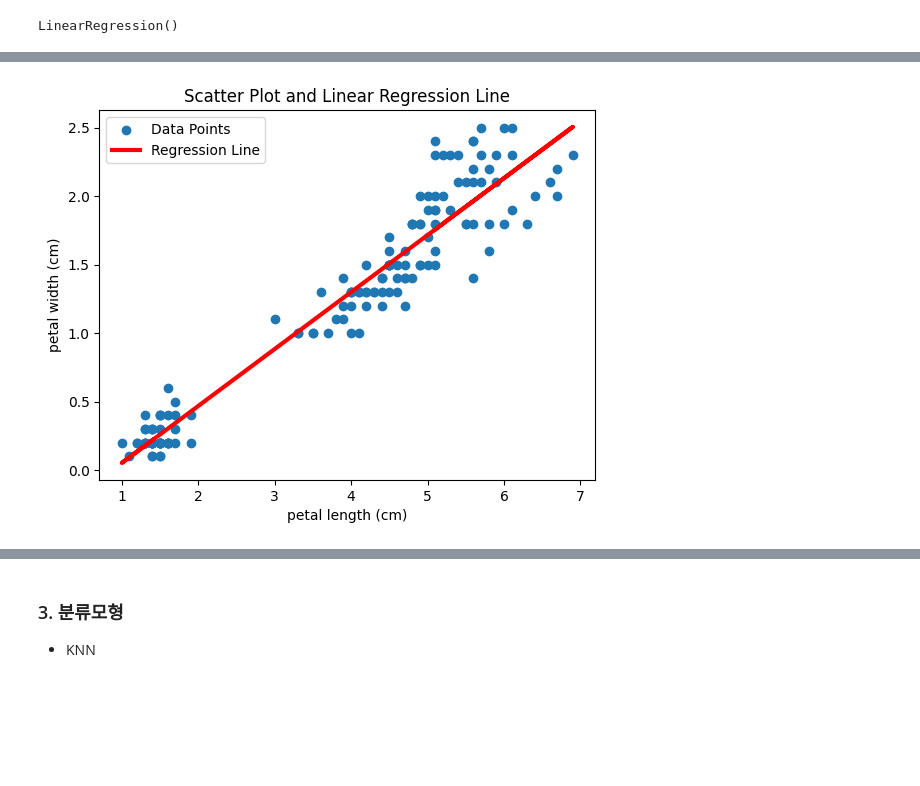
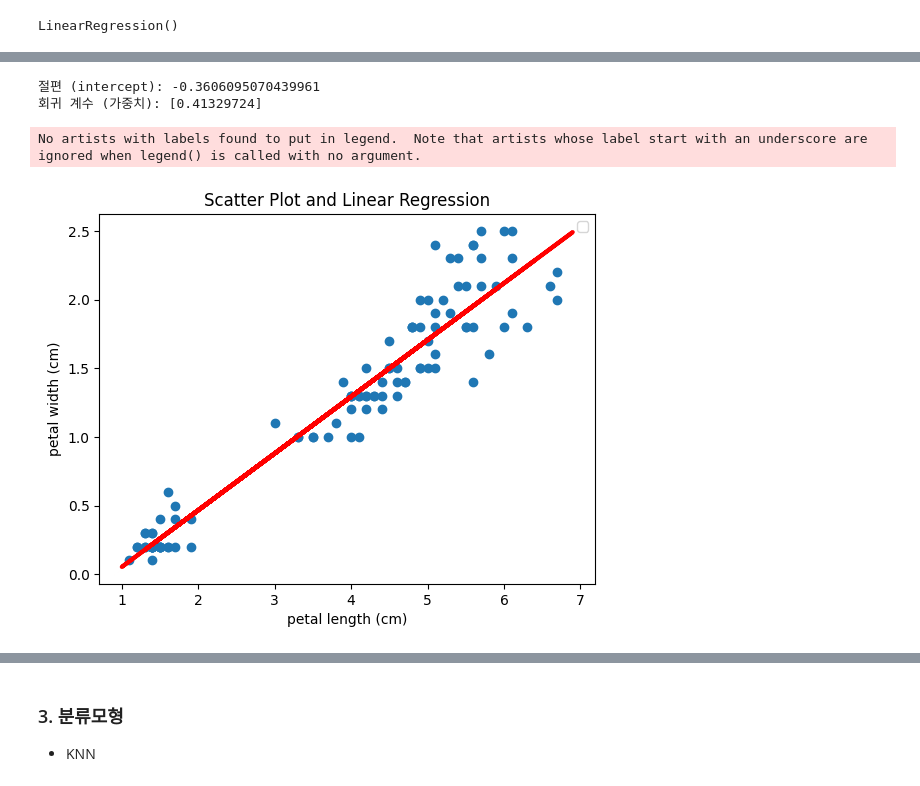
Before and after one commit to jiieunshin/high-univ, a Jupyter notebook: python/ML.ipynb, the cells around one changed output, grey strips where cells are left out. Saved outputs shown, nothing was run; the diff lists cells and outputs as text; code cells hidden in the pictures; blank space fills up the shorter version.

```diff
--- a/python/ML.ipynb
+++ b/python/ML.ipynb
@@ -219,3 +259,11 @@ from sklearn.linear_model import LinearRegression
 # prepare data
 X = iris.data[:, 2].reshape(-1, 1)
 y = iris.data[:, 3]
+# %%
+from sklearn.model_selection import train_test_split
+
+# 데이터 분할
+X_train, X_test, y_train, y_test = train_test_split(X, y, test_size=0.3, random_state=42)
+
+print("training 데이터의 크기 :", X_train.shape)
+print("test 데이터의 크기 :", X_test.shape)
@@ -224,6 +275,6 @@ y = iris.data[:, 3]
 model = LinearRegression()
 
 # 모델 훈련 (데이터에 적합)
-model.fit(X, y)
+model.fit(X_train, y_train)
 # %% [output]
 LinearRegression()
@@ -240,12 +293,23 @@ Text(0, 0.5, 'petal width (cm)')
+# %%
+# 회귀 계수 확인
+coefficients = model.coef_
+intercept = model.intercept_
+
+print("절편 (intercept):", intercept)
+print("회귀 계수 (가중치):", coefficients)
+# %% [output]
+절편 (intercept): -0.3606095070439961
+회귀 계수 (가중치): [0.41329724]
 # %%
 # 회귀선 그리기
-plt.scatter(X, y, label='Data Points')
-plt.plot(X, model.predict(X.reshape(-1, 1)), color='red', linewidth=3, label='Regression Line')
+plt.scatter(X_train, y_train)
+plt.plot(X_test, model.predict(X_test.reshape(-1, 1)), color='red', linewidth=3)
 
 plt.legend()
-plt.title('Scatter Plot and Linear Regression Line')
+plt.title('Scatter Plot and Linear Regression')
 plt.xlabel('petal length (cm)')
 plt.ylabel('petal width (cm)')
 plt.show()
 # %% [output]
+No artists with labels found to put in legend.  Note that artists whose label start with an underscore are ignored when legend() is called with no argument.
-[figure, old version]
+[figure, new version]
```
Also changed, not shown: parts of 18 cells of this notebook.
